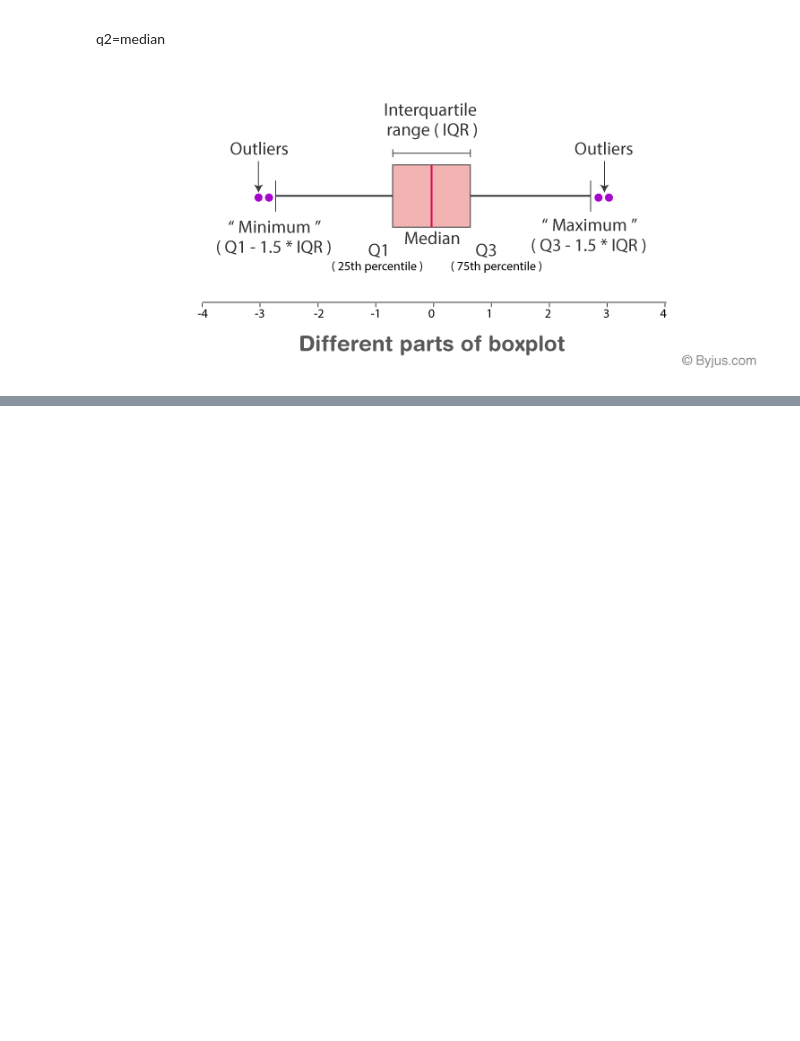
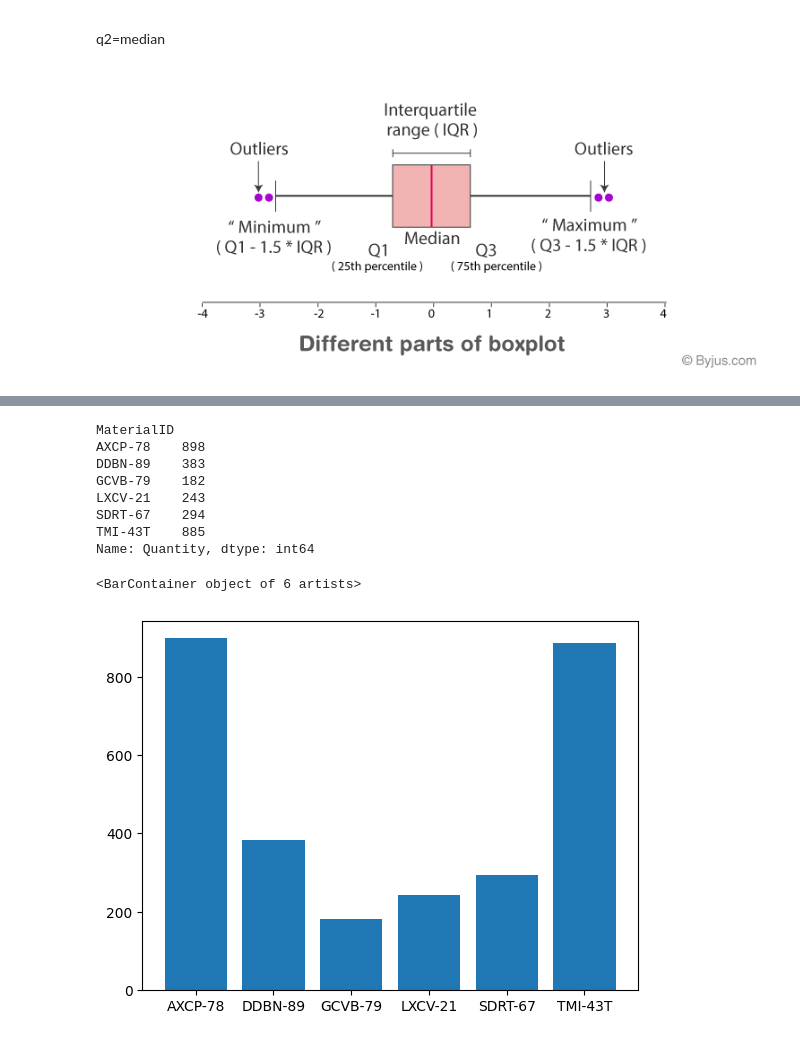
Before and after one commit to chaitanysaraswat/Advanced-Analytics-Using-Statistics, a Jupyter notebook: lecture7.ipynb, the cells around one changed output, grey strips where cells are left out. Saved outputs shown, nothing was run; the diff lists cells and outputs as text; code cells hidden in the pictures; blank space fills up the shorter version.

```diff
--- a/lecture7.ipynb
+++ b/lecture7.ipynb
@@ -230,0 +286,17 @@ n=1000
+# %%
+df1=df.groupby("MaterialID")
+# print(df1.groups)
+sum1=df1.Quantity.agg('sum')
+print(sum1,end='\n\n')
+plt.bar(sum1.index,sum1)
+# %% [output]
+MaterialID
+AXCP-78    898
+DDBN-89    383
+GCVB-79    182
+LXCV-21    243
+SDRT-67    294
+TMI-43T    885
+Name: Quantity, dtype: int64
+<BarContainer object of 6 artists>
+[figure, added]
```
Also changed, not shown: parts of 23 cells of this notebook.
